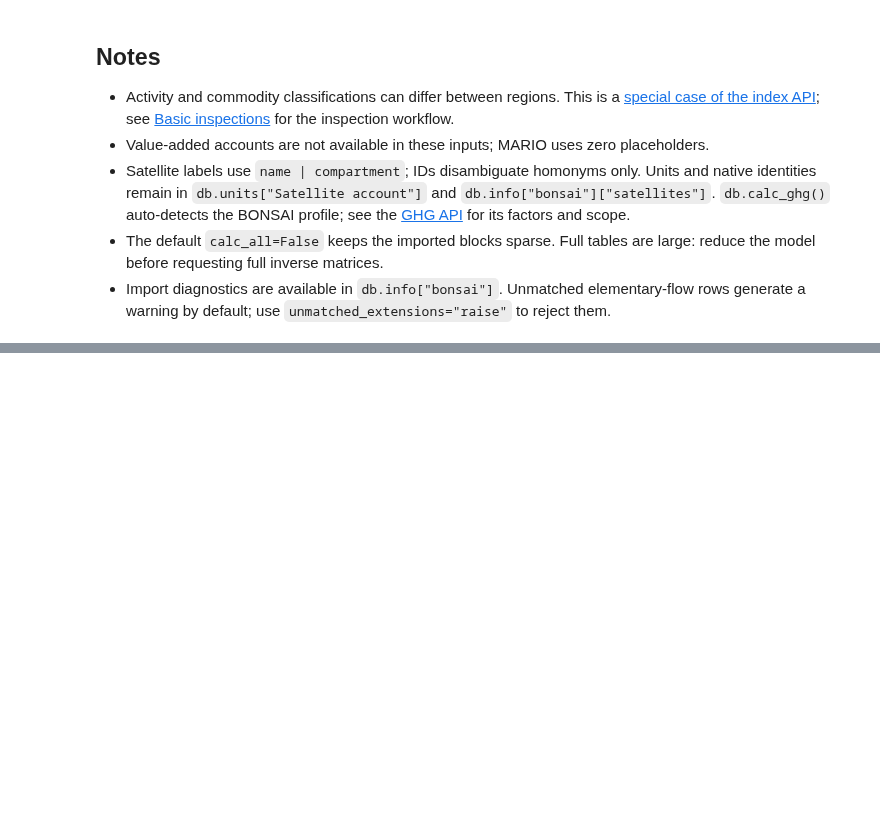
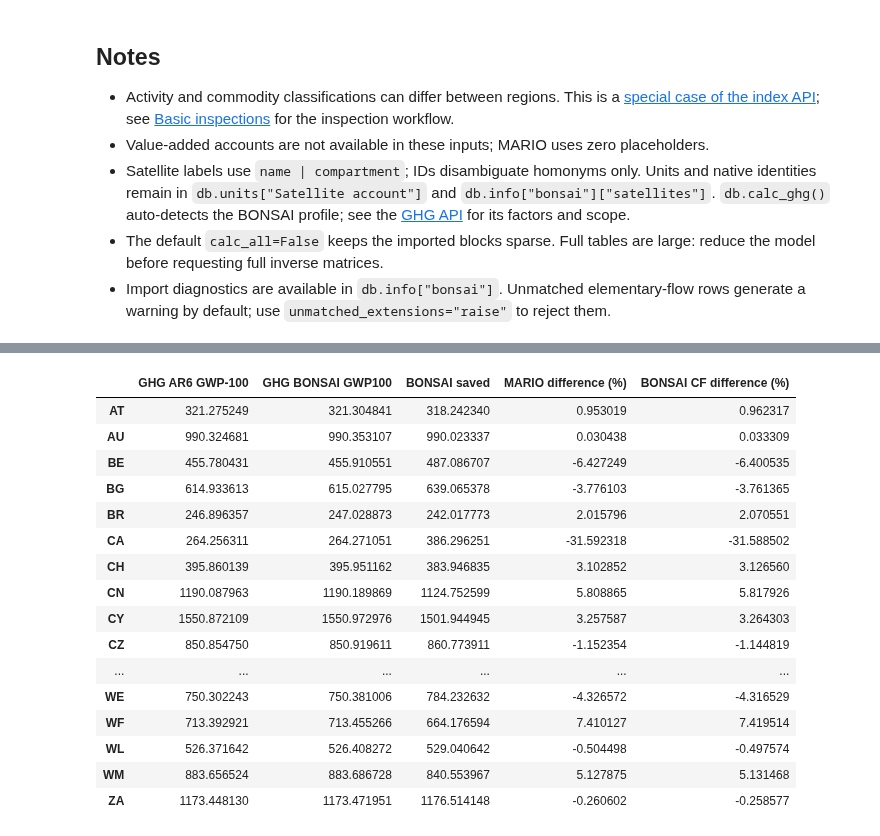
Before and after one commit to it-is-me-mario/MARIO, a Jupyter notebook: doc/source/notebooks/parsers/bonsai/walkthrough_bonsai.ipynb, the cells around one changed output, grey strips where cells are left out. Saved outputs shown, nothing was run; the diff lists cells and outputs as text; code cells hidden in the pictures; blank space fills up the shorter version.

Commit message:
feat: add BONSAI b2 HIOT parser and executed walkthrough

```diff
--- a/doc/source/notebooks/parsers/bonsai/walkthrough_bonsai.ipynb
+++ b/doc/source/notebooks/parsers/bonsai/walkthrough_bonsai.ipynb
@@ -161,0 +207,12 @@ electricity_ghg.droplevel([1, 2]).to_frame("g CO2eq/kWh")
+# %%
+bonsai_gwp100 = {
+    "Carbon dioxide, fossil | Air": 1.0,
+    "Methane, fossil | Air": 29.8,
+    "Methane, non-fossil | Air": 27.0,
+    "Dinitrogen monoxide | Air": 273.0,
+    "Accelerated CO2, Air | Air": 0.00772,
+}
+bonsai_ghg = "GHG BONSAI GWP100"
+db_iot.calc_ghg(gwp=bonsai_gwp100, label=bonsai_ghg)
+db_iot.keep_extensions([ghg, bonsai_ghg])
+f_iot = db_iot.f
@@ -161,0 +223,9 @@ electricity_ghg.droplevel([1, 2]).to_frame("g CO2eq/kWh")
+# %%
+db_iot.units["Sector"].loc[["M_electricity"]]
+
+electricity_iot = f_iot.loc[
+    [ghg, bonsai_ghg], (slice(None), slice(None), "M_electricity")
+].T * 3.6
+electricity_iot.index = electricity_iot.index.droplevel([1, 2])
+electricity_iot.index.name = "region"
+electricity_iot
@@ -161,0 +257,34 @@ electricity_ghg.droplevel([1, 2]).to_frame("g CO2eq/kWh")
+# %%
+import pandas as pd
+
+saved_ghg = pd.read_csv(
+    hiot_path / "ghg_for_all.b2.GWP100.csv", index_col=[0, 1]
+)
+saved_electricity = saved_ghg.loc[("M_electricity", "TJ")] * 3.6
+comparison = electricity_iot.join(
+    saved_electricity.rename("BONSAI saved"), how="outer"
+)
+denominator = comparison["BONSAI saved"].replace(0, float("nan"))
+comparison["MARIO difference (%)"] = (comparison[ghg] / denominator - 1) * 100
+comparison["BONSAI CF difference (%)"] = (
+    comparison[bonsai_ghg] / denominator - 1
+) * 100
+comparison
+# %% [output]
+|  | GHG AR6 GWP-100 | GHG BONSAI GWP100 | BONSAI saved | MARIO difference (%) | BONSAI CF difference (%) |
+| AT | 321.275249 | 321.304841 | 318.242340 | 0.953019 | 0.962317 |
+| AU | 990.324681 | 990.353107 | 990.023337 | 0.030438 | 0.033309 |
+| BE | 455.780431 | 455.910551 | 487.086707 | -6.427249 | -6.400535 |
+| BG | 614.933613 | 615.027795 | 639.065378 | -3.776103 | -3.761365 |
+| BR | 246.896357 | 247.028873 | 242.017773 | 2.015796 | 2.070551 |
+| CA | 264.256311 | 264.271051 | 386.296251 | -31.592318 | -31.588502 |
+| CH | 395.860139 | 395.951162 | 383.946835 | 3.102852 | 3.126560 |
+| CN | 1190.087963 | 1190.189869 | 1124.752599 | 5.808865 | 5.817926 |
+| CY | 1550.872109 | 1550.972976 | 1501.944945 | 3.257587 | 3.264303 |
+| CZ | 850.854750 | 850.919611 | 860.773911 | -1.152354 | -1.144819 |
+| ... | ... | ... | ... | ... | ... |
+| WE | 750.302243 | 750.381006 | 784.232632 | -4.326572 | -4.316529 |
+| WF | 713.392921 | 713.455266 | 664.176594 | 7.410127 | 7.419514 |
+| WL | 526.371642 | 526.408272 | 529.040642 | -0.504498 | -0.497574 |
+| WM | 883.656524 | 883.686728 | 840.553967 | 5.127875 | 5.131468 |
+| ZA | 1173.448130 | 1173.471951 | 1176.514148 | -0.260602 | -0.258577 |
```
Also changed, not shown: parts of 12 cells of this notebook, 12 other files.
